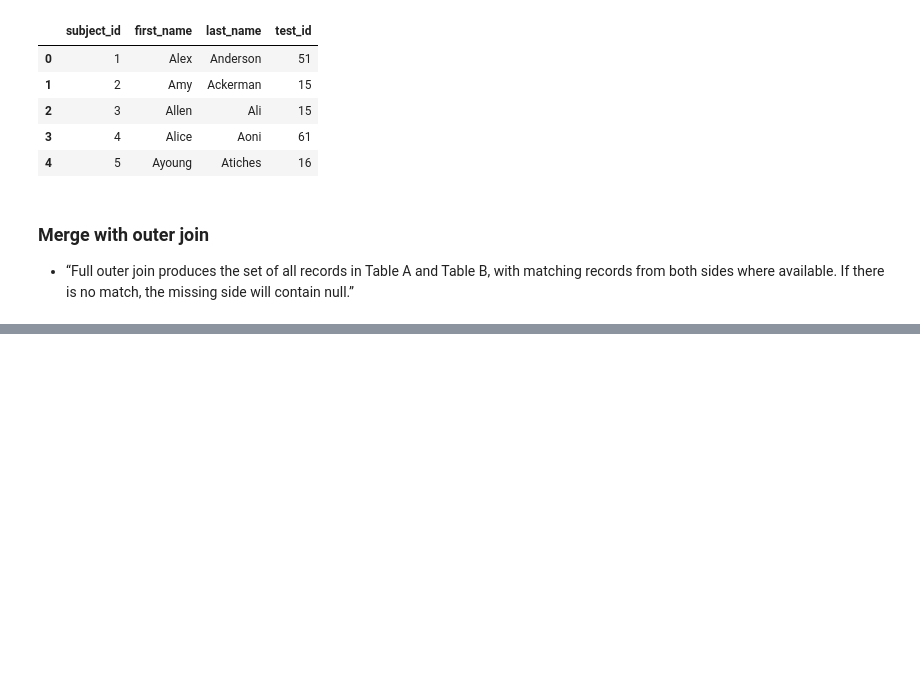
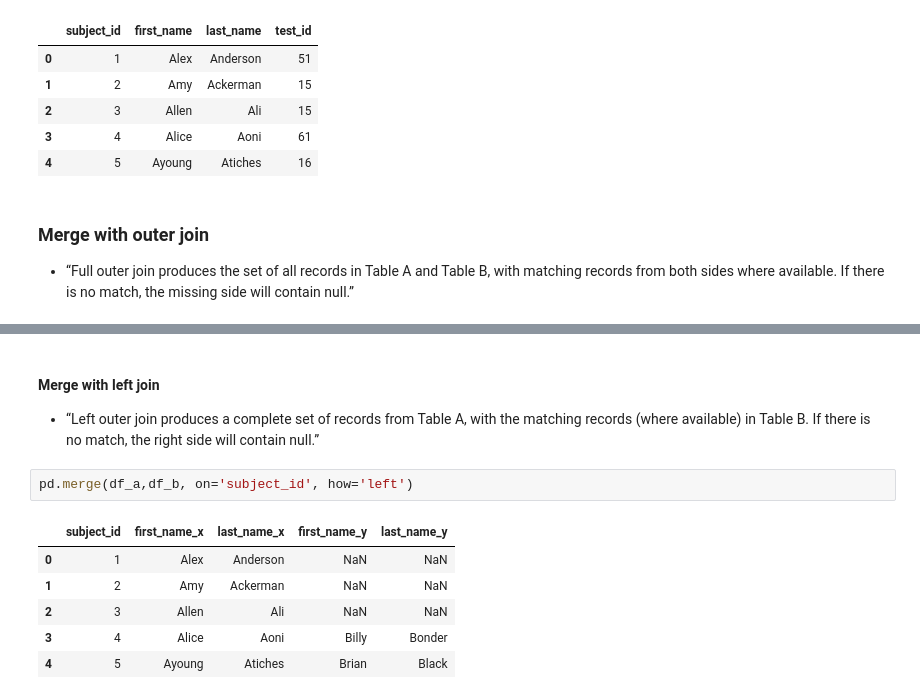
Before and after one commit to Josh-chief/IntroPython, a Jupyter notebook: DataManipulation&visualization.ipynb, the cells around one changed output, grey strips where cells are left out. Saved outputs shown, nothing was run; the diff lists cells and outputs as text; blank space fills up the shorter version.

```diff
--- a/DataManipulation&visualization.ipynb
+++ b/DataManipulation&visualization.ipynb
@@ -292,0 +323,13 @@ pd.merge (df_a, df_c, on='subject_id')
+# %% [markdown]
+#### Merge with left join
+
+- “Left outer join produces a complete set of records from Table A, with the matching records (where available) in Table B. If there is no match, the right side will contain null.”
+# %%
+pd.merge(df_a,df_b, on='subject_id', how='left')
+# %% [output]
+|  | subject_id | first_name_x | last_name_x | first_name_y | last_name_y |
+| 0 | 1 | Alex | Anderson | NaN | NaN |
+| 1 | 2 | Amy | Ackerman | NaN | NaN |
+| 2 | 3 | Allen | Ali | NaN | NaN |
+| 3 | 4 | Alice | Aoni | Billy | Bonder |
+| 4 | 5 | Ayoung | Atiches | Brian | Black |
```
Also changed, not shown: parts of 5 cells of this notebook.
